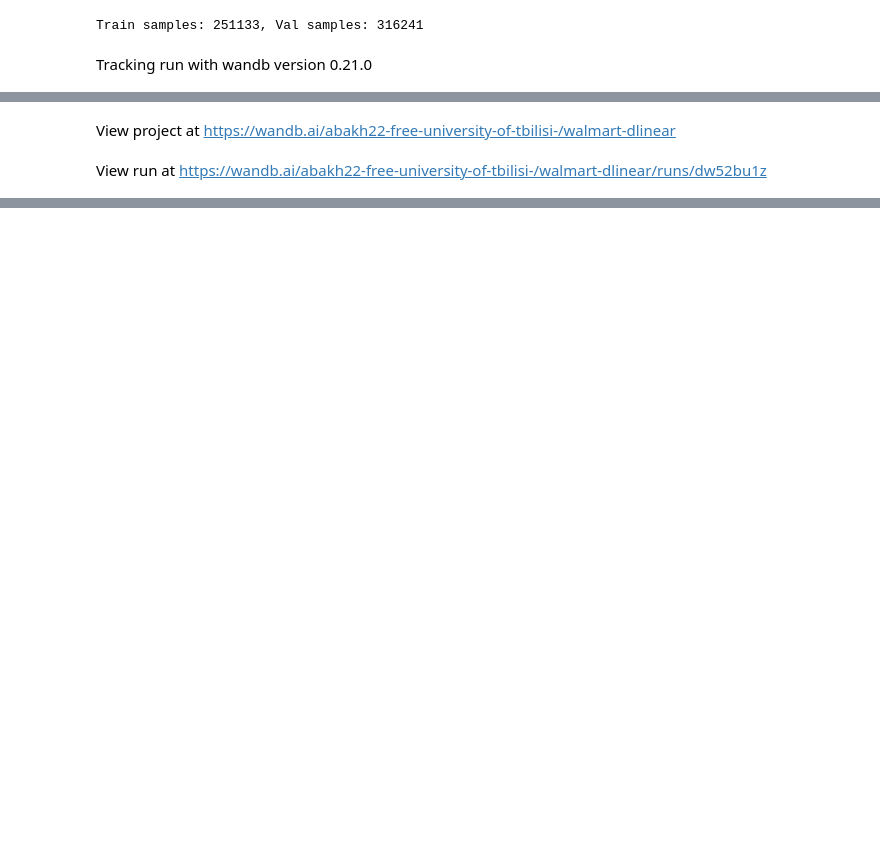
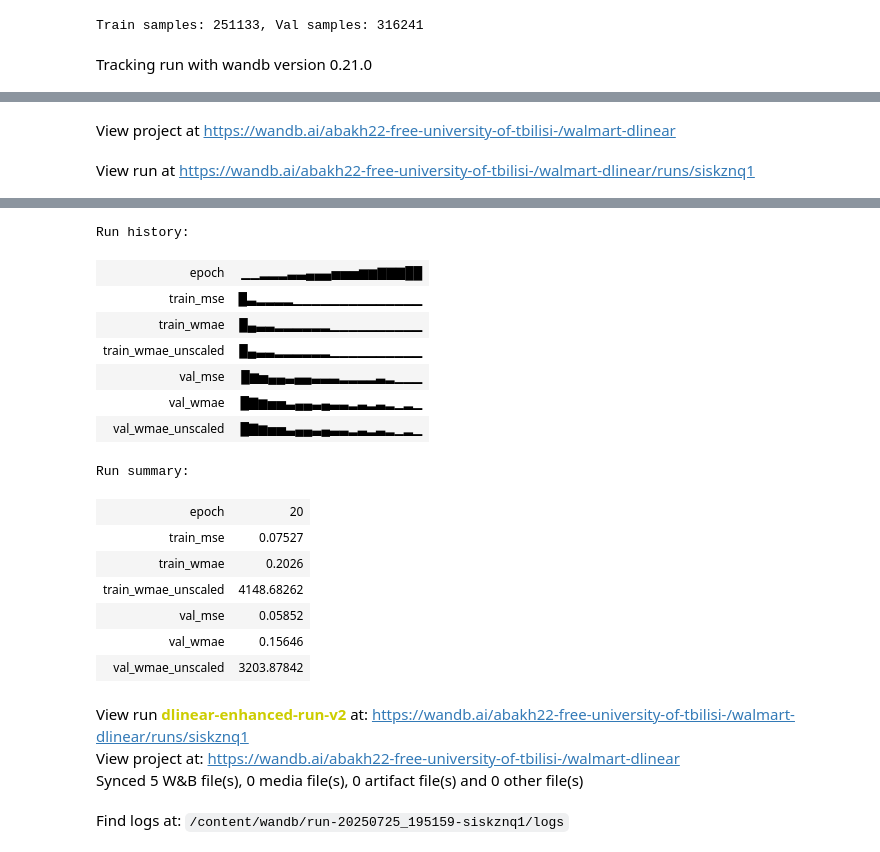
Before and after one commit to lkhok22/ML-FinalProject-Walmart-Recruiting---Store-Sales-Forecasting, a Jupyter notebook: model_experiment_DLinear.ipynb, the cells around one changed output, grey strips where cells are left out. Cells and saved outputs as stored; diff of their text form; code cells hidden in the pictures; blank space fills up the shorter version.

```diff
--- a/model_experiment_DLinear.ipynb
+++ b/model_experiment_DLinear.ipynb
@@ -191,21 +263,27 @@ def wmae_loss(preds, targets, weights):
 # %%
 # Training and validation
 device = torch.device("cuda" if torch.cuda.is_available() else "cpu")
-model = DLinear(seq_len=36, pred_len=6, n_features=12).to(device)
-optimizer = torch.optim.Adam(model.parameters(), lr=0.001)
+model = DLinear(seq_len=36, pred_len=6, n_features=16).to(device)  # Updated n_features for new holiday features
+optimizer = torch.optim.Adam(model.parameters(), lr=0.0001)  # Lower learning rate
 criterion_mse = nn.MSELoss()
 criterion_wmae = wmae_loss
 
 # Initialize WandB
-wandb.init(project="walmart-dlinear", name="dlinear-enhanced-run", config={
+wandb.init(project="walmart-dlinear", name="dlinear-enhanced-run-v2", config={
     "seq_len": 36, "pred_len": 6, "batch_size": 32, "epochs": 20,
-    "learning_rate": 0.001, "model": "DLinear-Enhanced", "n_features": 12
+    "learning_rate": 0.0001, "model": "DLinear-Enhanced", "n_features": 16
 })
+
+# Early stopping variables
+best_val_wmae = float('inf')
+best_model_state = None
+patience = 5
+counter = 0
 
 # Training and validation loop
 for epoch in range(20):
     model.train()
-    train_loss_mse, train_loss_wmae = 0.0, 0.0
+    train_loss_mse, train_loss_wmae, train_wmae_unscaled = 0.0, 0.0, 0.0
     train_batches = 0
     for xb_sales, xb_features, yb, wb in train_loader:
         xb_sales, xb_features, yb, wb = xb_sales.to(device), xb_features.to(device), yb.to(device), wb.to(device)
@@ -213,22 +291,27 @@ for epoch in range(20):
         preds = model(xb_sales, xb_features)
         loss_mse = criterion_mse(preds, yb)
         loss_wmae = criterion_wmae(preds, yb, wb)
-        loss = loss_mse + loss_wmae
+        loss = loss_mse + 2 * loss_wmae  # Increase WMAE weight
         if torch.isnan(loss) or torch.isinf(loss):
-            continue  # Skip batch if loss is invalid
+            continue
         loss.backward()
-        torch.nn.utils.clip_grad_norm_(model.parameters(), max_norm=1.0)  # Prevent exploding gradients
+        torch.nn.utils.clip_grad_norm_(model.parameters(), max_norm=1.0)
         optimizer.step()
         train_loss_mse += loss_mse.item() * xb_sales.size(0)
         train_loss_wmae += loss_wmae.item() * xb_sales.size(0)
+        # Compute unscaled WMAE
+        preds_unscaled = scaler_sales.inverse_transform(preds.detach().cpu().numpy())
+        yb_unscaled = scaler_sales.inverse_transform(yb.detach().cpu().numpy())
+        train_wmae_unscaled += np.mean(wb.cpu().numpy() * np.abs(preds_unscaled - yb_unscaled)) * xb_sales.size(0)
         train_batches += xb_sales.size(0)
 
     train_loss_mse = train_loss_mse / train_batches if train_batches > 0 else float('nan')
     train_loss_wmae = train_loss_wmae / train_batches if train_batches > 0 else float('nan')
+    train_wmae_unscaled = train_wmae_unscaled / train_batches if train_batches > 0 else float('nan')
 
     # Validation
     model.eval()
-    val_loss_mse, val_loss_wmae = 0.0, 0.0
+    val_loss_mse, val_loss_wmae, val_wmae_unscaled = 0.0, 0.0, 0.0
     val_batches = 0
     with torch.no_grad():
         for xb_sales, xb_features, yb, wb in val_loader:
@@ -240,14 +323,37 @@ for epoch in range(20):
                 continue
             val_loss_mse += loss_mse.item() * xb_sales.size(0)
             val_loss_wmae += loss_wmae.item() * xb_sales.size(0)
+            preds_unscaled = scaler_sales.inverse_transform(preds.cpu().numpy())
+            yb_unscaled = scaler_sales.inverse_transform(yb.cpu().numpy())
+            val_wmae_unscaled += np.mean(wb.cpu().numpy() * np.abs(preds_unscaled - yb_unscaled)) * xb_sales.size(0)
             val_batches += xb_sales.size(0)
 
     val_loss_mse = val_loss_mse / val_batches if val_batches > 0 else float('nan')
     val_loss_wmae = val_loss_wmae / val_batches if val_batches > 0 else float('nan')
+    val_wmae_unscaled = val_wmae_unscaled / val_batches if val_batches > 0 else float('nan')
 
     print(f"Epoch {epoch+1}/20 — Train MSE: {train_loss_mse:.4f}, Train WMAE: {train_loss_wmae:.4f}, "
-          f"Val MSE: {val_loss_mse:.4f}, Val WMAE: {val_loss_wmae:.4f}")
-    wandb.log({"train_mse": train_loss_mse, "train_wmae": train_loss_wmae,
-               "val_mse": val_loss_mse, "val_wmae": val_loss_wmae, "epoch": epoch+1})
+          f"Train WMAE Unscaled: {train_wmae_unscaled:.2f}, Val MSE: {val_loss_mse:.4f}, "
+          f"Val WMAE: {val_loss_wmae:.4f}, Val WMAE Unscaled: {val_wmae_unscaled:.2f}")
+    wandb.log({
+        "train_mse": train_loss_mse, "train_wmae": train_loss_wmae, "train_wmae_unscaled": train_wmae_unscaled,
+        "val_mse": val_loss_mse, "val_wmae": val_loss_wmae, "val_wmae_unscaled": val_wmae_unscaled, "epoch": epoch+1
+    })
+
+    # Early stopping
+    if val_loss_wmae < best_val_wmae:
+        best_val_wmae = val_loss_wmae
+        best_model_state = model.state_dict()
+        counter = 0
+    else:
+        counter += 1
+        if counter >= patience:
+            print(f"Early stopping at epoch {epoch+1}")
+            break
+
+# Save best model
+if best_model_state is not None:
+    torch.save(best_model_state, '/content/drive/MyDrive/ML-FinalProject/dlinear_model_best.pth')
+wandb.finish()
 # %% [output]
 Tracking run with wandb version 0.21.0
@@ -256,2 +362,2 @@ Syncing run dlinear-enhanced-run to Weights & Biases (docs)
 View project at https://wandb.ai/abakh22-free-university-of-tbilisi-/walmart-dlinear
-View run at https://wandb.ai/abakh22-free-university-of-tbilisi-/walmart-dlinear/runs/dw52bu1z
+View run at https://wandb.ai/abakh22-free-university-of-tbilisi-/walmart-dlinear/runs/siskznq1
@@ -278,3 +385,23 @@ Epoch 20/20 — Train MSE: 0.0956, Train WMAE: 0.2780, Val MSE: 0.1057, Val WMAE
+Run history:
+| epoch | ▁▁▂▂▂▃▃▄▄▄▅▅▅▆▆▇▇▇██ |
+| train_mse | █▃▂▂▂▂▁▁▁▁▁▁▁▁▁▁▁▁▁▁ |
+| train_wmae | █▄▃▃▂▂▂▂▂▂▁▁▁▁▁▁▁▁▁▁ |
+| train_wmae_unscaled | █▄▃▃▂▂▂▂▂▂▁▁▁▁▁▁▁▁▁▁ |
+| val_mse | █▆▅▄▄▃▄▄▃▃▃▂▂▂▂▃▂▁▁▁ |
+| val_wmae | █▇▆▅▅▃▄▄▃▄▃▃▂▃▂▃▂▁▂▁ |
+| val_wmae_unscaled | █▇▆▅▅▃▄▄▃▄▃▃▂▃▂▃▂▁▂▁ |
+Run summary:
+| epoch | 20 |
+| train_mse | 0.07527 |
+| train_wmae | 0.2026 |
+| train_wmae_unscaled | 4148.68262 |
+| val_mse | 0.05852 |
+| val_wmae | 0.15646 |
+| val_wmae_unscaled | 3203.87842 |
+View run dlinear-enhanced-run-v2 at: https://wandb.ai/abakh22-free-university-of-tbilisi-/walmart-dlinear/runs/siskznq1
+View project at: https://wandb.ai/abakh22-free-university-of-tbilisi-/walmart-dlinear
+Synced 5 W&B file(s), 0 media file(s), 0 artifact file(s) and 0 other file(s)
+Find logs at: /content/wandb/run-20250725_195159-siskznq1/logs
 # %%
 import pandas as pd
 import numpy as np
```
Also changed, not shown: parts of 5 cells of this notebook.
